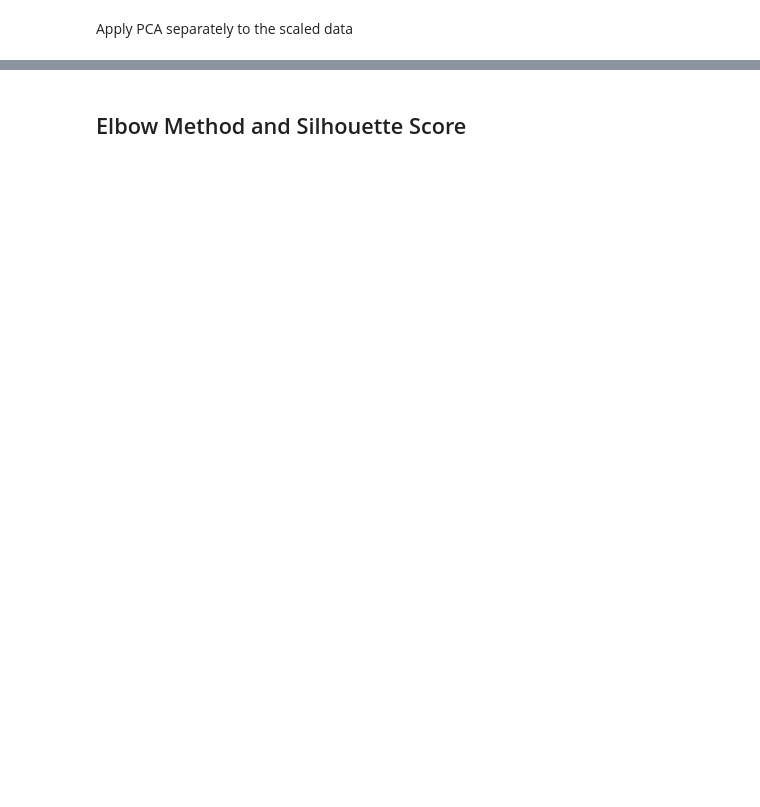
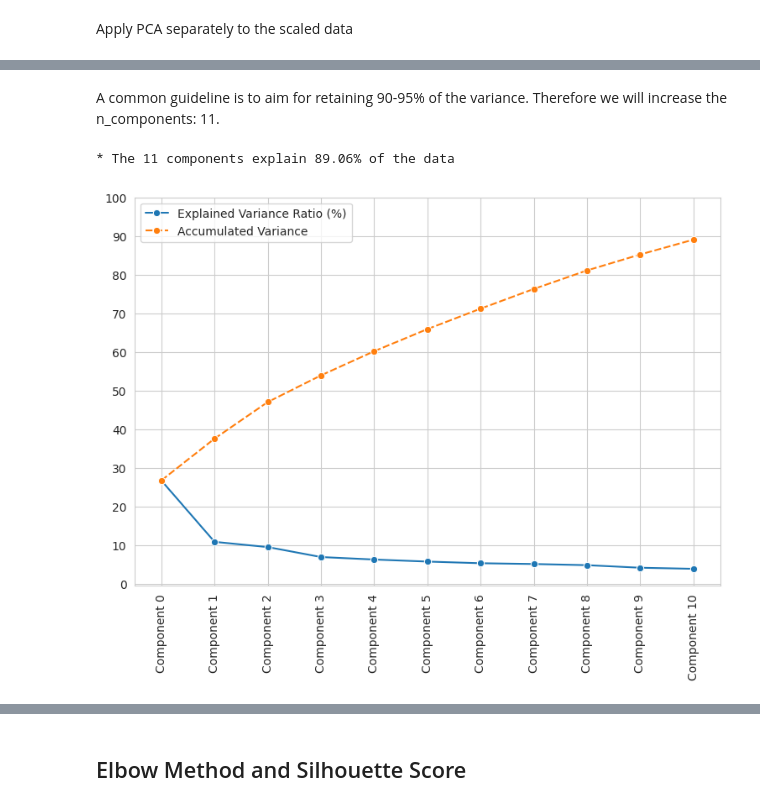
Before and after one commit to Zozo62442/milestone-project-heritage-housing-issues, a Jupyter notebook: jupyter_notebooks/07 - Modeling and Evaluation - Cluster.ipynb, the cells around one changed output, grey strips where cells are left out. Cells and saved outputs as stored; diff of their text form; code cells hidden in the pictures; blank space fills up the shorter version.

```diff
--- a/jupyter_notebooks/07 - Modeling and Evaluation - Cluster.ipynb
+++ b/jupyter_notebooks/07 - Modeling and Evaluation - Cluster.ipynb
@@ -144,5 +153,10 @@ pca_components_analysis(df_pca=df_pca, n_components=n_components)
+# %% [markdown]
+A common guideline is to aim for retaining 90-95% of the variance. Therefore we will increase the n_components: 11.
 # %%
-pca_components_analysis(df_pca=df_pca,n_components=6)
+pca_components_analysis(df_pca=df_pca,n_components=11)
+# %% [output]
+* The 11 components explain 89.06% of the data
+[figure, added]
 # %%
 def PipelineCluster():
     pipeline_base = Pipeline([
```
Also changed, not shown: parts of 32 cells of this notebook, 1 other file.
